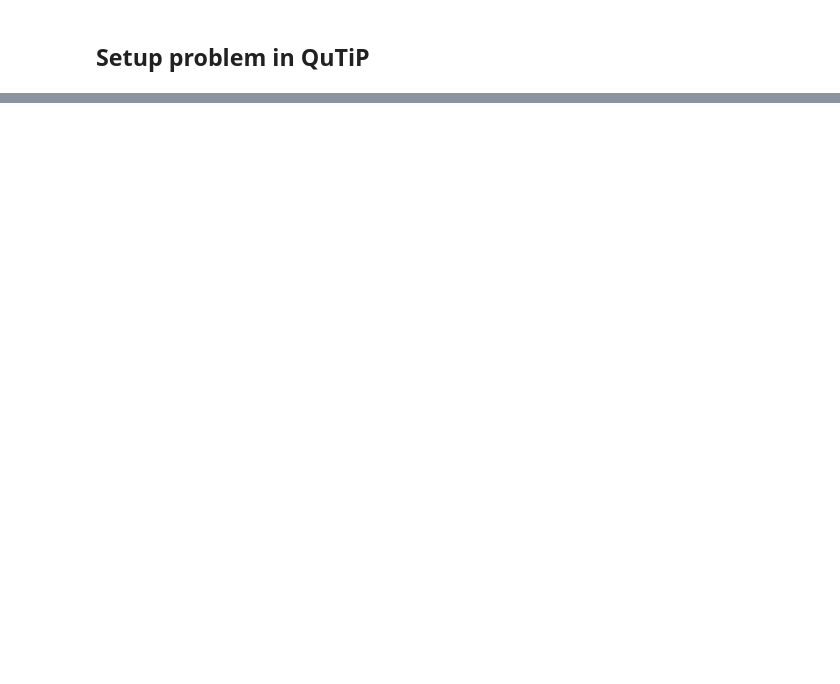
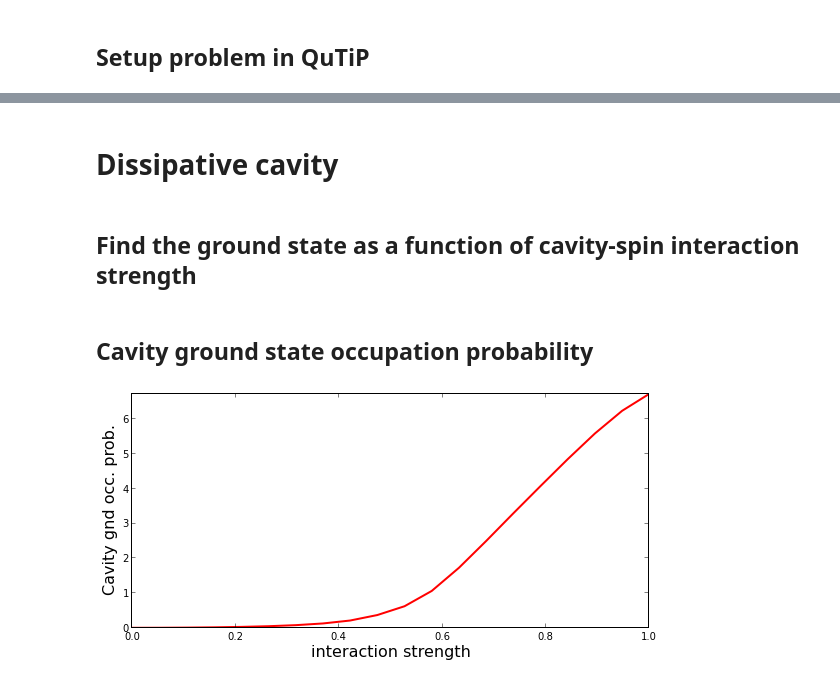
Before and after one commit to jrjohansson/qutip-lectures, a Jupyter notebook: Lecture-Dicke-model.ipynb, the cells around one changed output, grey strips where cells are left out. Saved outputs shown, nothing was run; the diff lists cells and outputs as text; code cells hidden in the pictures; blank space fills up the shorter version.

```diff
--- a/Lecture-Dicke-model.ipynb
+++ b/Lecture-Dicke-model.ipynb
@@ -51,0 +71,30 @@ H
+# %% [markdown]
+# Dissipative cavity
+# %%
+c_ops = [sqrt(kappa) * a]
+# %% [markdown]
+## Find the ground state as a function of cavity-spin interaction strength
+# %%
+g_vec = linspace(0.0, 1.0, 20)
+
+# Ground state for the Hamiltonian: H = H0 + g * H1
+rho_ss_list = [steadystate(H0 + g * H1, c_ops) for g in g_vec]
+# %% [markdown]
+## Cavity ground state occupation probability
+# %%
+n1_vec = zeros(shape(g_vec))
+
+for idx, rho_ss in enumerate(rho_ss_list):
+    n1_vec[idx] = expect(a.dag() * a, rho_ss)
+# %%
+fig, axes = subplots(1, 1, sharex=True, figsize=(8,4))
+
+axes.plot(g_vec, n1_vec, 'r', linewidth=2, label="cavity occupation")
+axes.set_ylim(0, max(n1_vec))
+axes.set_ylabel("Cavity gnd occ. prob.", fontsize=16)
+axes.set_xlabel("interaction strength", fontsize=16)
+#axes.legend()
+
+fig.tight_layout()
+# %% [output]
+[figure, added]
```
Also changed, not shown: parts of 19 cells of this notebook.
